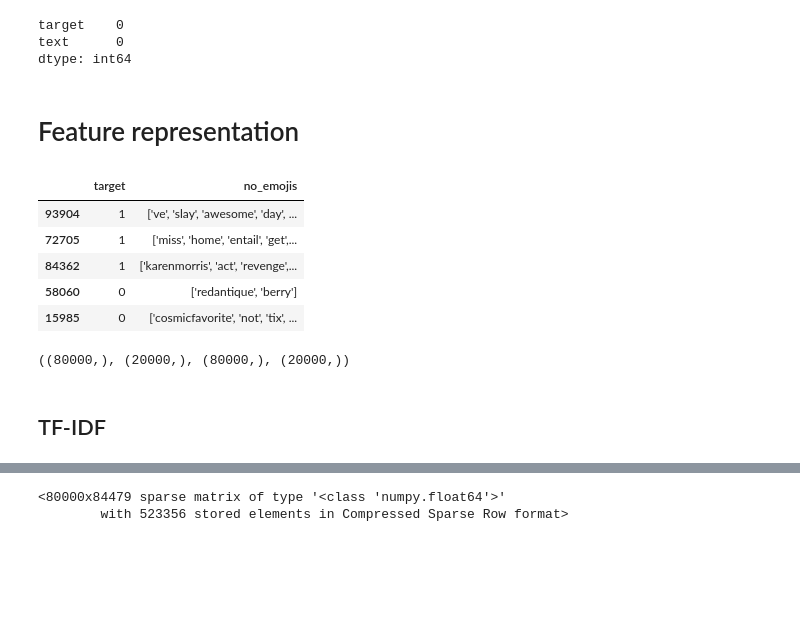
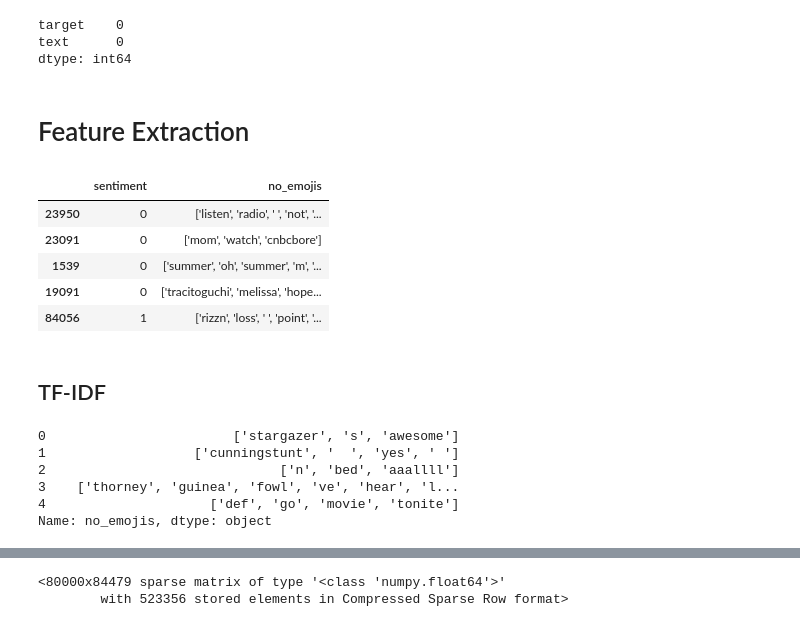
Before and after one commit to sabdelmoaty2380/ML-Programming-Final-Project, a Jupyter notebook: project_temp.ipynb, the cells around one changed output, grey strips where cells are left out. Drawn from its saved outputs; the diff is of its cells as text; code cells hidden in the pictures; blank space fills up the shorter version.

```diff
--- a/project_temp.ipynb
+++ b/project_temp.ipynb
@@ -137,17 +131,17 @@ df_tweets['no_emojis'] = df_tweets['cleaned_hashtags'].apply(remove_emojis)
 # %%
 df_tweets.to_csv('100k_tweets_preprocessed.csv', encoding='utf-8', index=False)
 # %% [markdown]
-# Feature representation
+# Feature Extraction
 # %%
 df_tweets_cleaned = pd.read_csv("100k_tweets_preprocessed.csv")
 # %%
-df_tweets_cleaned = df_tweets_cleaned[['target', 'no_emojis']]
+df_tweets_cleaned = df_tweets_cleaned[['sentiment', 'no_emojis']]
 
 df_tweets_cleaned.sample(5)
 # %% [output]
-|  | target | no_emojis |
-| 93904 | 1 | ['ve', 'slay', 'awesome', 'day', ... |
-| 72705 | 1 | ['miss', 'home', 'entail', 'get',... |
-| 84362 | 1 | ['karenmorris', 'act', 'revenge',... |
-| 58060 | 0 | ['redantique', 'berry'] |
-| 15985 | 0 | ['cosmicfavorite', 'not', 'tix', ... |
+|  | sentiment | no_emojis |
+| 23950 | 0 | ['listen', 'radio', ' ', 'not', '... |
+| 23091 | 0 | ['mom', 'watch', 'cnbcbore'] |
+| 1539 | 0 | ['summer', 'oh', 'summer', 'm', '... |
+| 19091 | 0 | ['tracitoguchi', 'melissa', 'hope... |
+| 84056 | 1 | ['rizzn', 'loss', ' ', 'point', '... |
@@ -156,9 +147,0 @@ df_tweets_cleaned.sample(5)
-# %%
-X = df_tweets_cleaned['no_emojis']
-y = df_tweets_cleaned['target']
-
-X_train_tf_idf, X_test_tf_idf, y_train, y_test = train_test_split(X, y, test_size=0.2, random_state=123)
-
-X_train_tf_idf.shape, X_test_tf_idf.shape, y_train.shape, y_test.shape
-# %% [output]
-((80000,), (20000,), (80000,), (20000,))
@@ -168,2 +148,14 @@ X_train_tf_idf.shape, X_test_tf_idf.shape, y_train.shape, y_test.shape
 # %% [markdown]
 ## TF-IDF
+# %%
+X = df_tweets_cleaned['no_emojis']
+y = df_tweets_cleaned['sentiment']
+
+X.head()
+# %% [output]
+0                        ['stargazer', 's', 'awesome']
+1                   ['cunningstunt', '  ', 'yes', ' ']
+2                              ['n', 'bed', 'aaallll']
+3    ['thorney', 'guinea', 'fowl', 've', 'hear', 'l...
+4                     ['def', 'go', 'movie', 'tonite']
+Name: no_emojis, dtype: object
```
Also changed, not shown: parts of 34 cells of this notebook.
